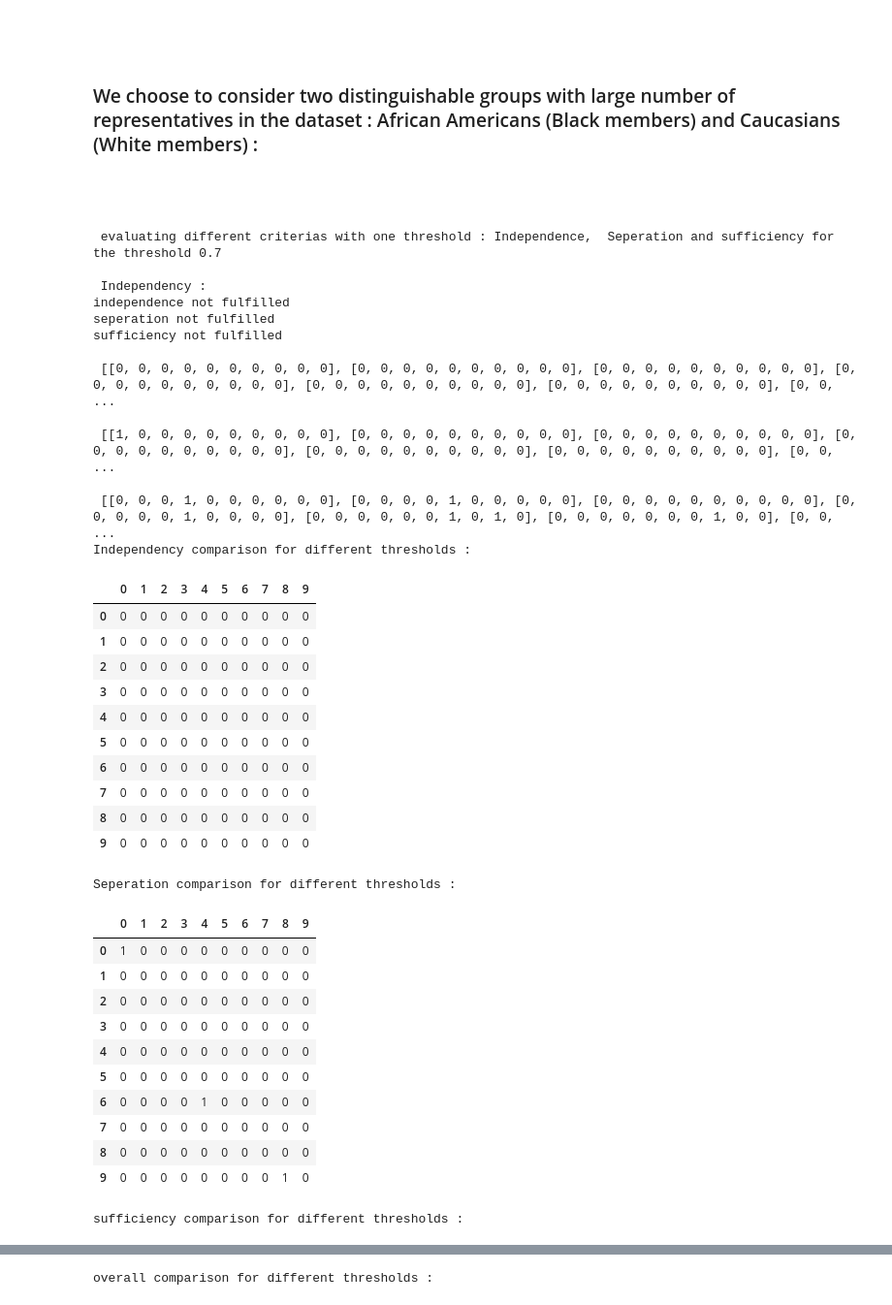
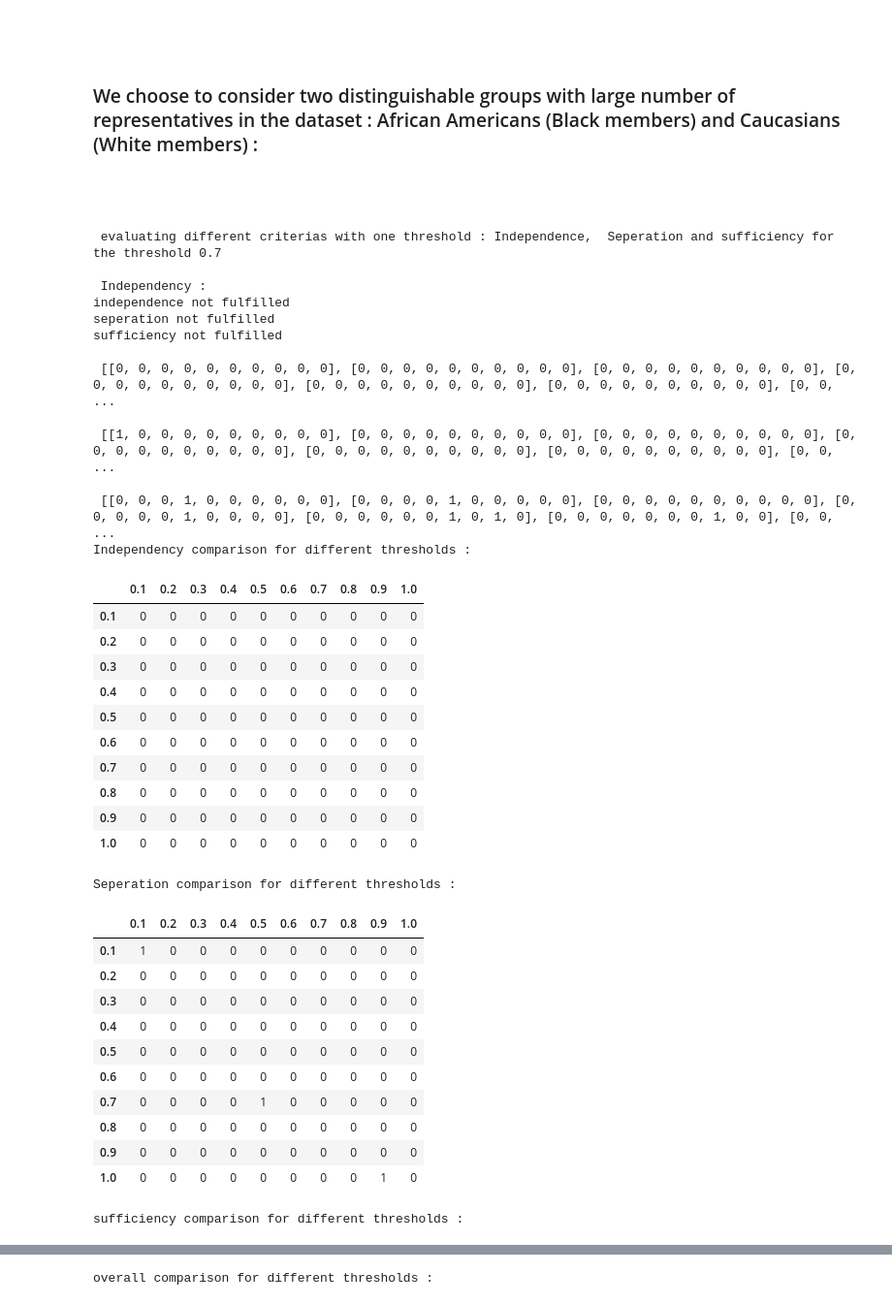
Before and after one commit to OSMaxwell/MIUG_Project, a Jupyter notebook: Untitled.ipynb, the cells around one changed output, grey strips where cells are left out. Shown at 97% size. Saved outputs shown, nothing was run; the diff lists cells and outputs as text; code cells hidden in the pictures.

```diff
--- a/Untitled.ipynb
+++ b/Untitled.ipynb
@@ -753,7 +753,7 @@ print('Independency comparison for different thresholds :')
 
 
 cm = sns.light_palette("blue", as_cmap=True)
-x=pd.DataFrame(ind)
+x=pd.DataFrame(ind,columns= thr_x, index = thr_x)
 x=x.style.background_gradient(cmap=cm)
 display(x)
 
@@ -761,7 +761,7 @@ display(x)
 print('Seperation comparison for different thresholds :')
 
 cm = sns.light_palette("blue", as_cmap=True)
-x=pd.DataFrame(sep)
+x=pd.DataFrame(sep,columns= thr_x, index = thr_x)
 x=x.style.background_gradient(cmap=cm)
 display(x)
 
@@ -770,7 +770,7 @@ display(x)
 print('sufficiency comparison for different thresholds :')
 
 cm = sns.light_palette("blue", as_cmap=True)
-x=pd.DataFrame(suf)
+x=pd.DataFrame(suf,columns= thr_x, index = thr_x)
 x=x.style.background_gradient(cmap=cm)
 display(x)
 
@@ -783,7 +783,7 @@ crit = [[ind[i][j] + suf[i][j] + sep[i][j]  for j in range(h)] for i in range(w)
 print('overall comparison for different thresholds :')
 
 cm = sns.light_palette("green", as_cmap=True)
-x=pd.DataFrame(crit)
+x=pd.DataFrame(crit,columns= thr_x, index = thr_x)
 x=x.style.background_gradient(cmap=cm)
 display(x)
 
@@ -809,54 +809,54 @@ for i in range(10):
         print('seperation fulfilled')
         sep[i] = 1
     else:
         print('seperation not fulfilled')
         sep[i] = 0
 
     if(abs(TP[0][i]/(TP[0][i]+FN[0][i])-TP[3][i]/(TP[3][i]+FN[3][i])) <= 0.01 ) :
         print('sufficiency fulfilled')
         suf[i] = 1
     else:
         print('sufficiency not fulfilled')
         suf[i] = 0
 
     '''
 
 print()
 # %% [output]
  evaluating different criterias with one threshold : Independence,  Seperation and sufficiency for the threshold 0.7
 
  Independency :
 independence not fulfilled
 seperation not fulfilled
 sufficiency not fulfilled
 
  [[0, 0, 0, 0, 0, 0, 0, 0, 0, 0], [0, 0, 0, 0, 0, 0, 0, 0, 0, 0], [0, 0, 0, 0, 0, 0, 0, 0, 0, 0], [0, 0, 0, 0, 0, 0, 0, 0, 0, 0], [0, 0, 0, 0, 0, 0, 0, 0, 0, 0], [0, 0, 0, 0, 0, 0, 0, 0, 0, 0], [0, 0, ...
 
  [[1, 0, 0, 0, 0, 0, 0, 0, 0, 0], [0, 0, 0, 0, 0, 0, 0, 0, 0, 0], [0, 0, 0, 0, 0, 0, 0, 0, 0, 0], [0, 0, 0, 0, 0, 0, 0, 0, 0, 0], [0, 0, 0, 0, 0, 0, 0, 0, 0, 0], [0, 0, 0, 0, 0, 0, 0, 0, 0, 0], [0, 0, ...
 
  [[0, 0, 0, 1, 0, 0, 0, 0, 0, 0], [0, 0, 0, 0, 1, 0, 0, 0, 0, 0], [0, 0, 0, 0, 0, 0, 0, 0, 0, 0], [0, 0, 0, 0, 0, 1, 0, 0, 0, 0], [0, 0, 0, 0, 0, 0, 1, 0, 1, 0], [0, 0, 0, 0, 0, 0, 0, 1, 0, 0], [0, 0, ...
 Independency comparison for different thresholds :
-|  | 0 | 1 | 2 | 3 | 4 | 5 | 6 | 7 | 8 | 9 |
-| 0 | 0 | 0 | 0 | 0 | 0 | 0 | 0 | 0 | 0 | 0 |
-| 1 | 0 | 0 | 0 | 0 | 0 | 0 | 0 | 0 | 0 | 0 |
-| 2 | 0 | 0 | 0 | 0 | 0 | 0 | 0 | 0 | 0 | 0 |
-| 3 | 0 | 0 | 0 | 0 | 0 | 0 | 0 | 0 | 0 | 0 |
-| 4 | 0 | 0 | 0 | 0 | 0 | 0 | 0 | 0 | 0 | 0 |
-| 5 | 0 | 0 | 0 | 0 | 0 | 0 | 0 | 0 | 0 | 0 |
-| 6 | 0 | 0 | 0 | 0 | 0 | 0 | 0 | 0 | 0 | 0 |
-| 7 | 0 | 0 | 0 | 0 | 0 | 0 | 0 | 0 | 0 | 0 |
-| 8 | 0 | 0 | 0 | 0 | 0 | 0 | 0 | 0 | 0 | 0 |
-| 9 | 0 | 0 | 0 | 0 | 0 | 0 | 0 | 0 | 0 | 0 |
+|  | 0.1 | 0.2 | 0.3 | 0.4 | 0.5 | 0.6 | 0.7 | 0.8 | 0.9 | 1.0 |
+| 0.1 | 0 | 0 | 0 | 0 | 0 | 0 | 0 | 0 | 0 | 0 |
+| 0.2 | 0 | 0 | 0 | 0 | 0 | 0 | 0 | 0 | 0 | 0 |
+| 0.3 | 0 | 0 | 0 | 0 | 0 | 0 | 0 | 0 | 0 | 0 |
+| 0.4 | 0 | 0 | 0 | 0 | 0 | 0 | 0 | 0 | 0 | 0 |
+| 0.5 | 0 | 0 | 0 | 0 | 0 | 0 | 0 | 0 | 0 | 0 |
+| 0.6 | 0 | 0 | 0 | 0 | 0 | 0 | 0 | 0 | 0 | 0 |
+| 0.7 | 0 | 0 | 0 | 0 | 0 | 0 | 0 | 0 | 0 | 0 |
+| 0.8 | 0 | 0 | 0 | 0 | 0 | 0 | 0 | 0 | 0 | 0 |
+| 0.9 | 0 | 0 | 0 | 0 | 0 | 0 | 0 | 0 | 0 | 0 |
+| 1.0 | 0 | 0 | 0 | 0 | 0 | 0 | 0 | 0 | 0 | 0 |
 Seperation comparison for different thresholds :
-|  | 0 | 1 | 2 | 3 | 4 | 5 | 6 | 7 | 8 | 9 |
-| 0 | 1 | 0 | 0 | 0 | 0 | 0 | 0 | 0 | 0 | 0 |
-| 1 | 0 | 0 | 0 | 0 | 0 | 0 | 0 | 0 | 0 | 0 |
-| 2 | 0 | 0 | 0 | 0 | 0 | 0 | 0 | 0 | 0 | 0 |
-| 3 | 0 | 0 | 0 | 0 | 0 | 0 | 0 | 0 | 0 | 0 |
-| 4 | 0 | 0 | 0 | 0 | 0 | 0 | 0 | 0 | 0 | 0 |
-| 5 | 0 | 0 | 0 | 0 | 0 | 0 | 0 | 0 | 0 | 0 |
-| 6 | 0 | 0 | 0 | 0 | 1 | 0 | 0 | 0 | 0 | 0 |
-| 7 | 0 | 0 | 0 | 0 | 0 | 0 | 0 | 0 | 0 | 0 |
-| 8 | 0 | 0 | 0 | 0 | 0 | 0 | 0 | 0 | 0 | 0 |
-| 9 | 0 | 0 | 0 | 0 | 0 | 0 | 0 | 0 | 1 | 0 |
+|  | 0.1 | 0.2 | 0.3 | 0.4 | 0.5 | 0.6 | 0.7 | 0.8 | 0.9 | 1.0 |
+| 0.1 | 1 | 0 | 0 | 0 | 0 | 0 | 0 | 0 | 0 | 0 |
+| 0.2 | 0 | 0 | 0 | 0 | 0 | 0 | 0 | 0 | 0 | 0 |
+| 0.3 | 0 | 0 | 0 | 0 | 0 | 0 | 0 | 0 | 0 | 0 |
+| 0.4 | 0 | 0 | 0 | 0 | 0 | 0 | 0 | 0 | 0 | 0 |
+| 0.5 | 0 | 0 | 0 | 0 | 0 | 0 | 0 | 0 | 0 | 0 |
+| 0.6 | 0 | 0 | 0 | 0 | 0 | 0 | 0 | 0 | 0 | 0 |
+| 0.7 | 0 | 0 | 0 | 0 | 1 | 0 | 0 | 0 | 0 | 0 |
+| 0.8 | 0 | 0 | 0 | 0 | 0 | 0 | 0 | 0 | 0 | 0 |
+| 0.9 | 0 | 0 | 0 | 0 | 0 | 0 | 0 | 0 | 0 | 0 |
+| 1.0 | 0 | 0 | 0 | 0 | 0 | 0 | 0 | 0 | 1 | 0 |
 sufficiency comparison for different thresholds :
```
Also changed, not shown: parts of 2 cells of this notebook.
